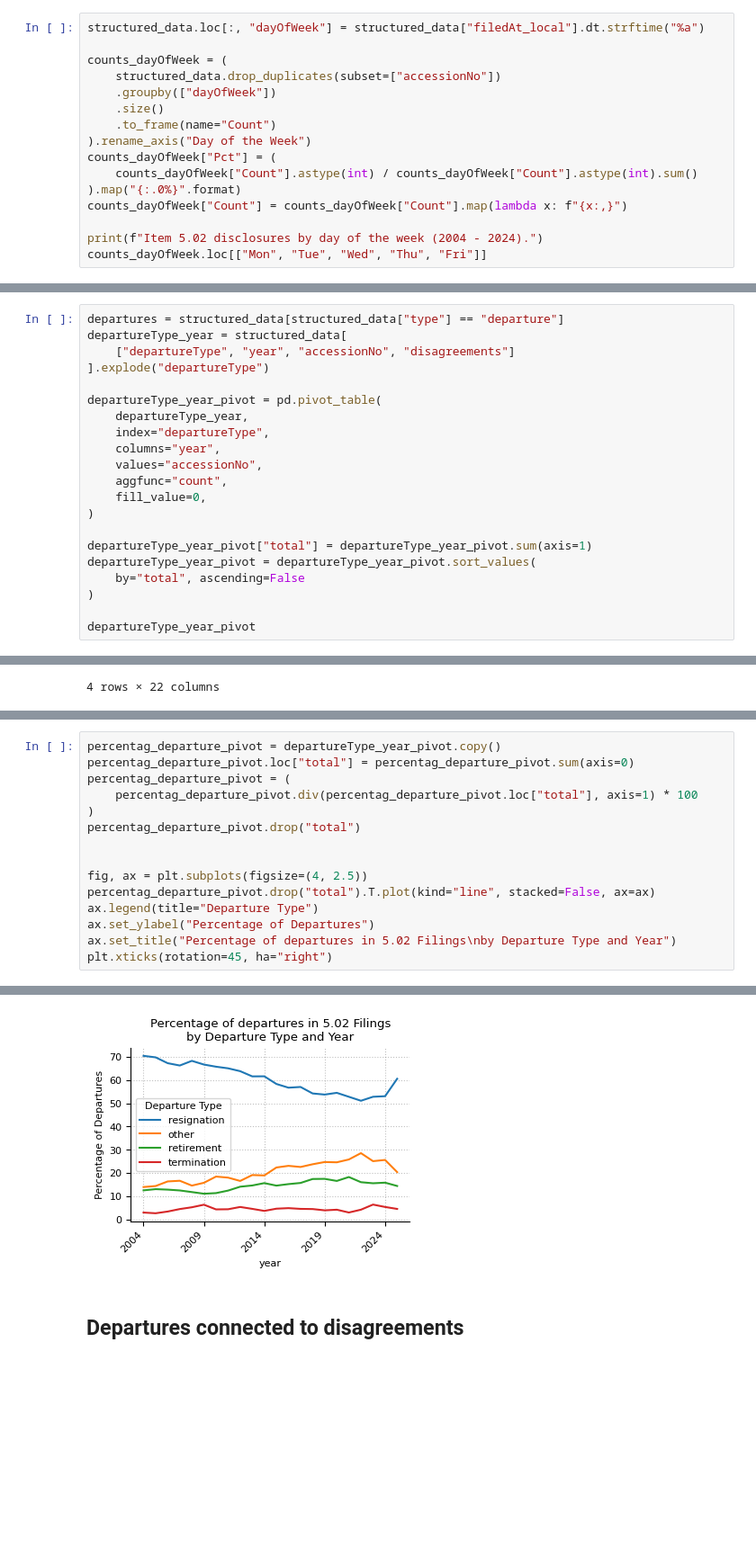
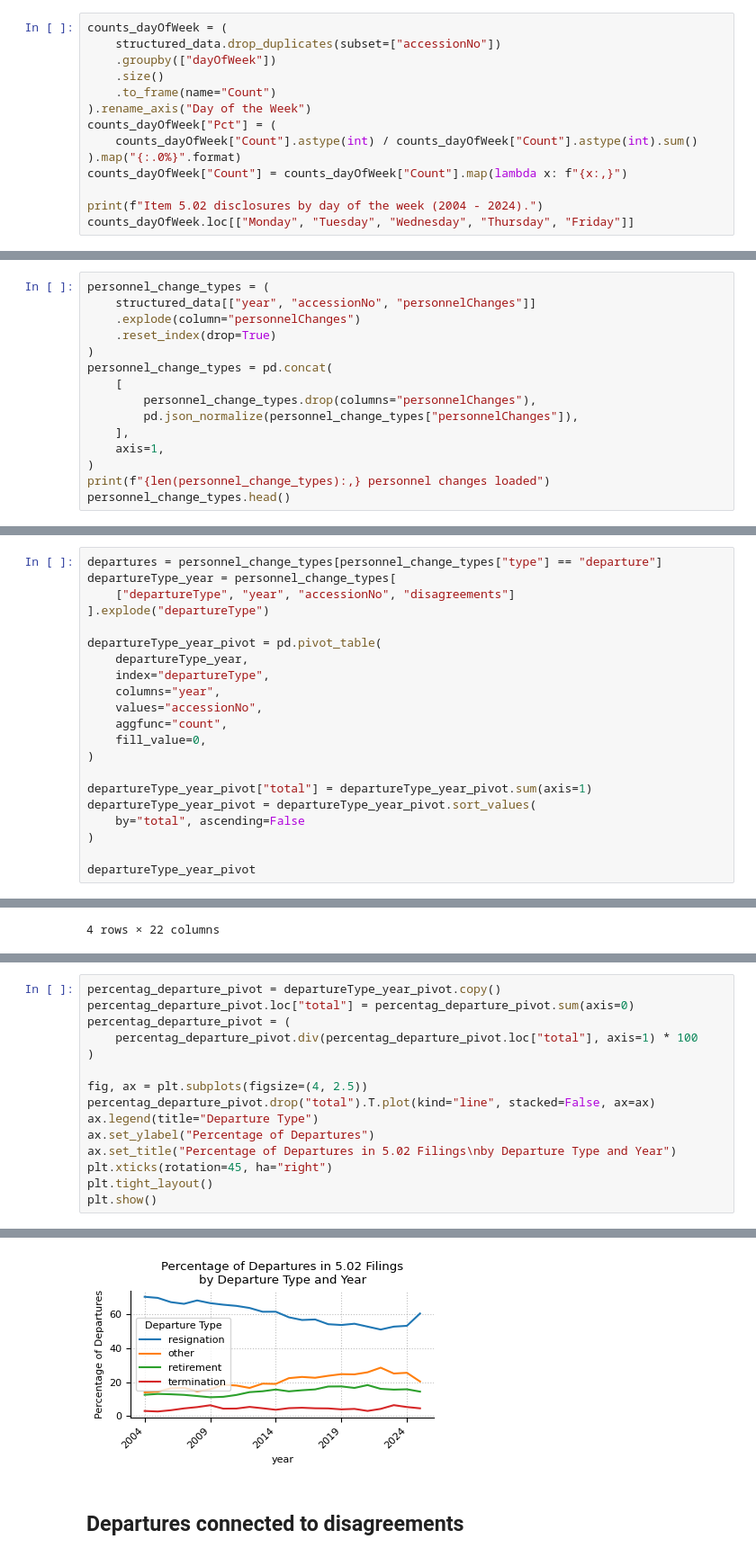
Before and after one commit to SEC-API-io/sec-api-cookbook, a Jupyter notebook: notebooks/form-8k/8k-item-5-02-tutorial-website.ipynb, the cells around one changed output, grey strips where cells are left out. Shown at 90% size. Drawn from its saved outputs; the diff is of its cells as text; blank space fills up the shorter version.

```diff
--- a/notebooks/form-8k/8k-item-5-02-tutorial-website.ipynb
+++ b/notebooks/form-8k/8k-item-5-02-tutorial-website.ipynb
@@ -386,6 +528,4 @@ and after-market publication time (2004 - 2024).
 # %%
-structured_data.loc[:, "dayOfWeek"] = structured_data["filedAt_local"].dt.strftime("%a")
-
 counts_dayOfWeek = (
     structured_data.drop_duplicates(subset=["accessionNo"])
     .groupby(["dayOfWeek"])
@@ -398,7 +538,7 @@ counts_dayOfWeek["Pct"] = (
 counts_dayOfWeek["Count"] = counts_dayOfWeek["Count"].map(lambda x: f"{x:,}")
 
 print(f"Item 5.02 disclosures by day of the week (2004 - 2024).")
-counts_dayOfWeek.loc[["Mon", "Tue", "Wed", "Thu", "Fri"]]
+counts_dayOfWeek.loc[["Monday", "Tuesday", "Wednesday", "Thursday", "Friday"]]
 # %% [output]
 Item 5.02 disclosures by day of the week (2004 - 2024).
 |  | Count | Pct |
@@ -411,2 +551,17 @@ Item 5.02 disclosures by day of the week (2004 - 2024).
 # %% [markdown]
 ## Type of Personnel Change
+# %%
+personnel_change_types = (
+    structured_data[["year", "accessionNo", "personnelChanges"]]
+    .explode(column="personnelChanges")
+    .reset_index(drop=True)
+)
+personnel_change_types = pd.concat(
+    [
+        personnel_change_types.drop(columns="personnelChanges"),
+        pd.json_normalize(personnel_change_types["personnelChanges"]),
+    ],
+    axis=1,
+)
+print(f"{len(personnel_change_types):,} personnel changes loaded")
+personnel_change_types.head()
@@ -630,8 +815,8 @@ Number of appointments with an equity component: 20,801 = 30.1% of all appointme
 # %% [markdown]
 ## Departures
 # %%
-departures = structured_data[structured_data["type"] == "departure"]
-departureType_year = structured_data[
+departures = personnel_change_types[personnel_change_types["type"] == "departure"]
+departureType_year = personnel_change_types[
     ["departureType", "year", "accessionNo", "disagreements"]
 ].explode("departureType")
 
@@ -689,13 +875,13 @@ percentag_departure_pivot.loc["total"] = percentag_departure_pivot.sum(axis=0)
 percentag_departure_pivot = (
     percentag_departure_pivot.div(percentag_departure_pivot.loc["total"], axis=1) * 100
 )
-percentag_departure_pivot.drop("total")
-
 
 fig, ax = plt.subplots(figsize=(4, 2.5))
 percentag_departure_pivot.drop("total").T.plot(kind="line", stacked=False, ax=ax)
 ax.legend(title="Departure Type")
 ax.set_ylabel("Percentage of Departures")
-ax.set_title("Percentage of departures in 5.02 Filings\nby Departure Type and Year")
+ax.set_title("Percentage of Departures in 5.02 Filings\nby Departure Type and Year")
 plt.xticks(rotation=45, ha="right")
+plt.tight_layout()
+plt.show()
 # %% [output]
@@ -710,4 +888,4 @@ plt.xticks(rotation=45, ha="right")
-[figure, old version]
+[figure, new version]
 # %% [markdown]
 ## Departures connected to disagreements
 # %%
```
Also changed, not shown: parts of 43 cells of this notebook.
